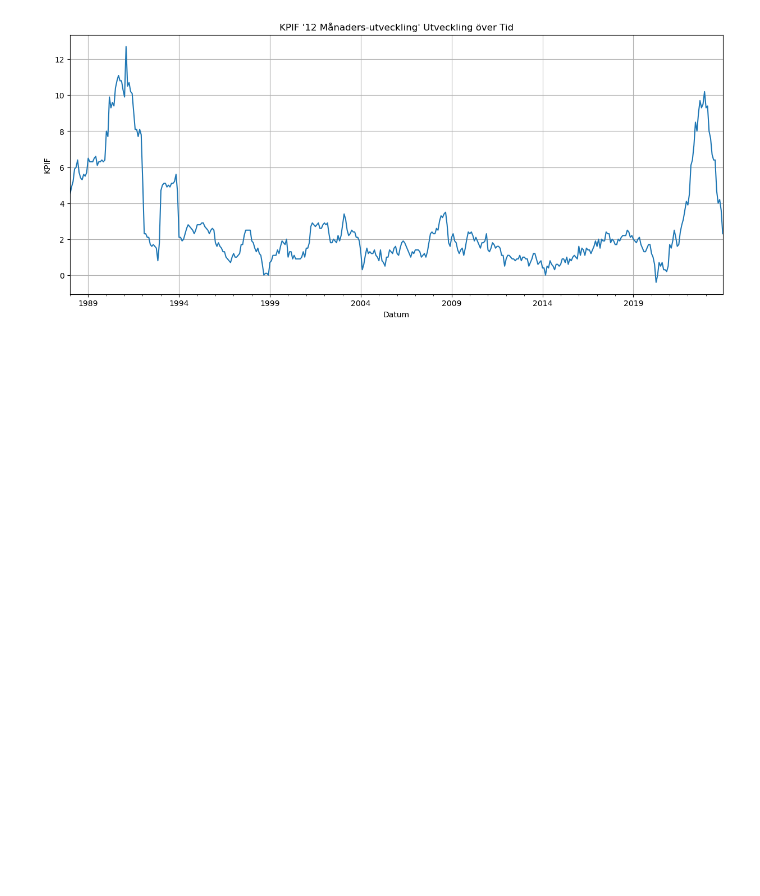
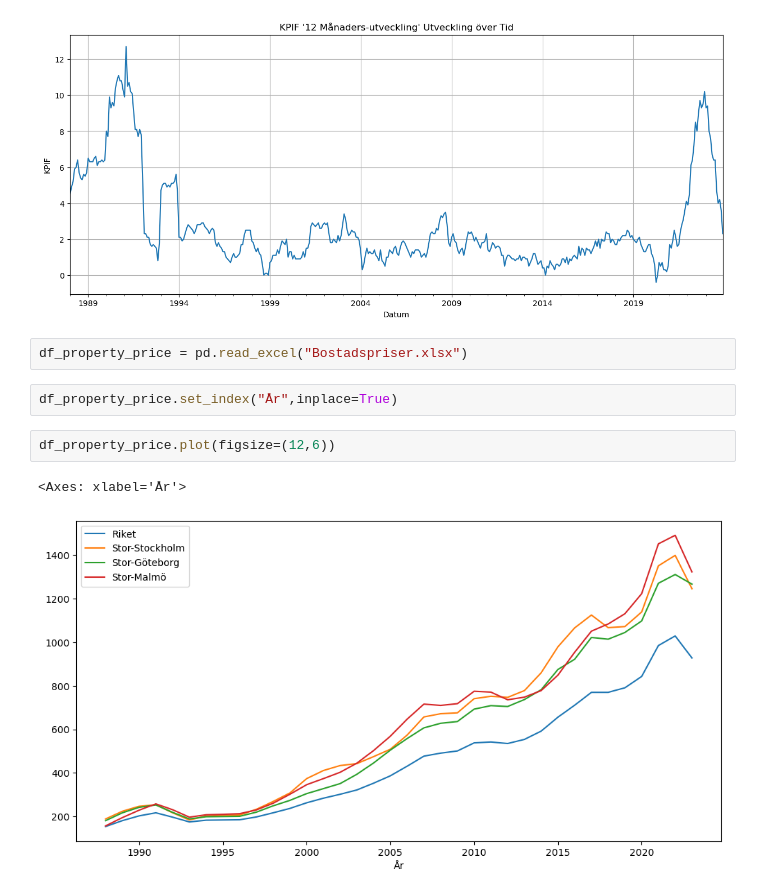
Before and after one commit to MarcusT96/PythonProject4School, a Jupyter notebook: PythonProject.ipynb, the cells around one changed output. Saved outputs shown, nothing was run; the diff lists cells and outputs as text; blank space fills up the shorter version.

Commit message:
Fixat dataframe till bostadspriser och gjort en df
Ska försöka slå ihop de till en df och sedan skapa en funktion som visar
det användaren vill ha i en input. T.ex. "Mellan vilka år?" eller
liknande.

```diff
--- a/PythonProject.ipynb
+++ b/PythonProject.ipynb
@@ -26,3 +26,12 @@ plt.show() #Visar diagrammet
 # %% [output]
 Välj värde: KPIF
 [figure]
+# %%
+df_property_price = pd.read_excel("Bostadspriser.xlsx")
+# %%
+df_property_price.set_index("År",inplace=True)
+# %%
+df_property_price.plot(figsize=(12,6))
+# %% [output]
+<Axes: xlabel='År'>
+[figure, added]
```
Also changed, not shown: 1 other file.
